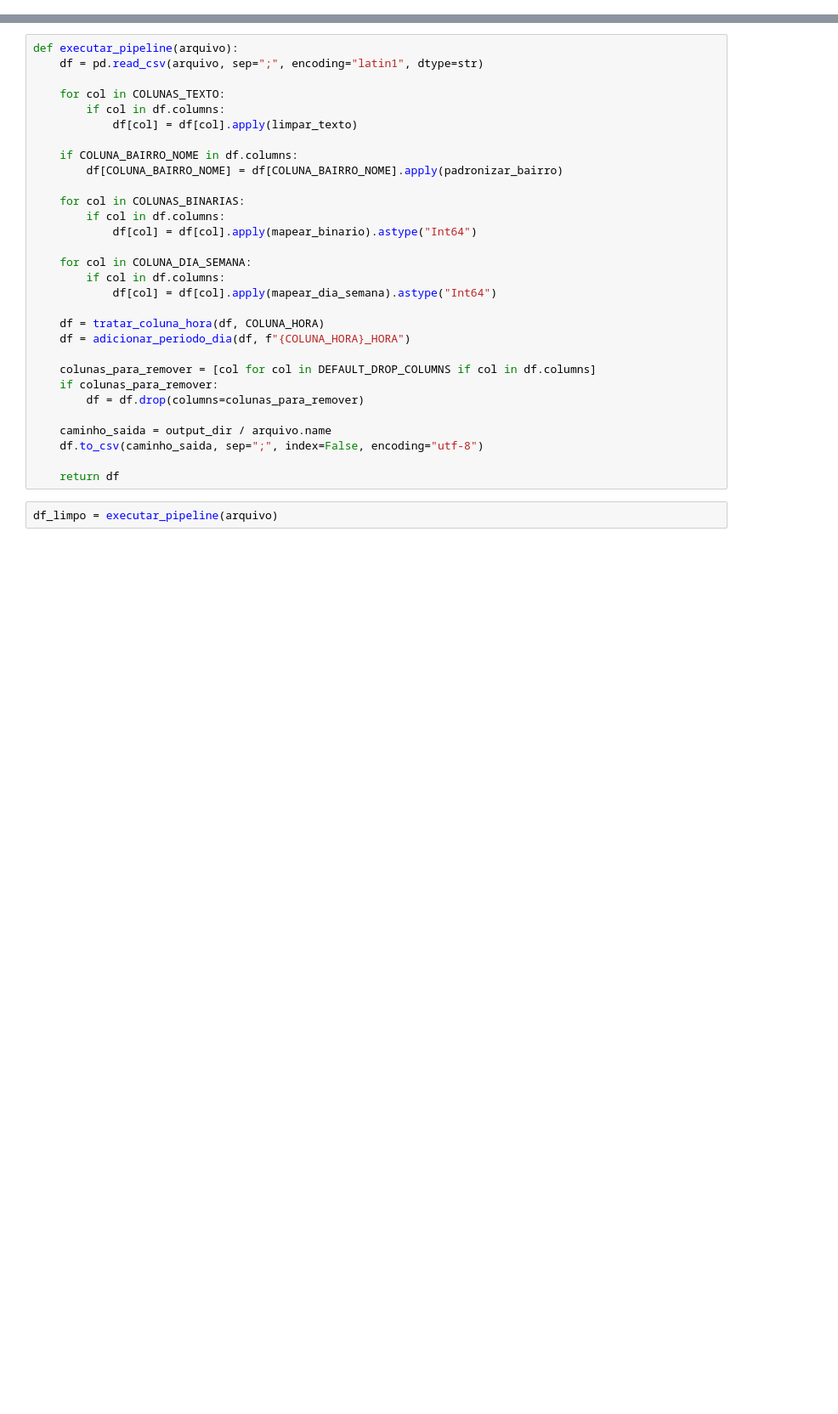
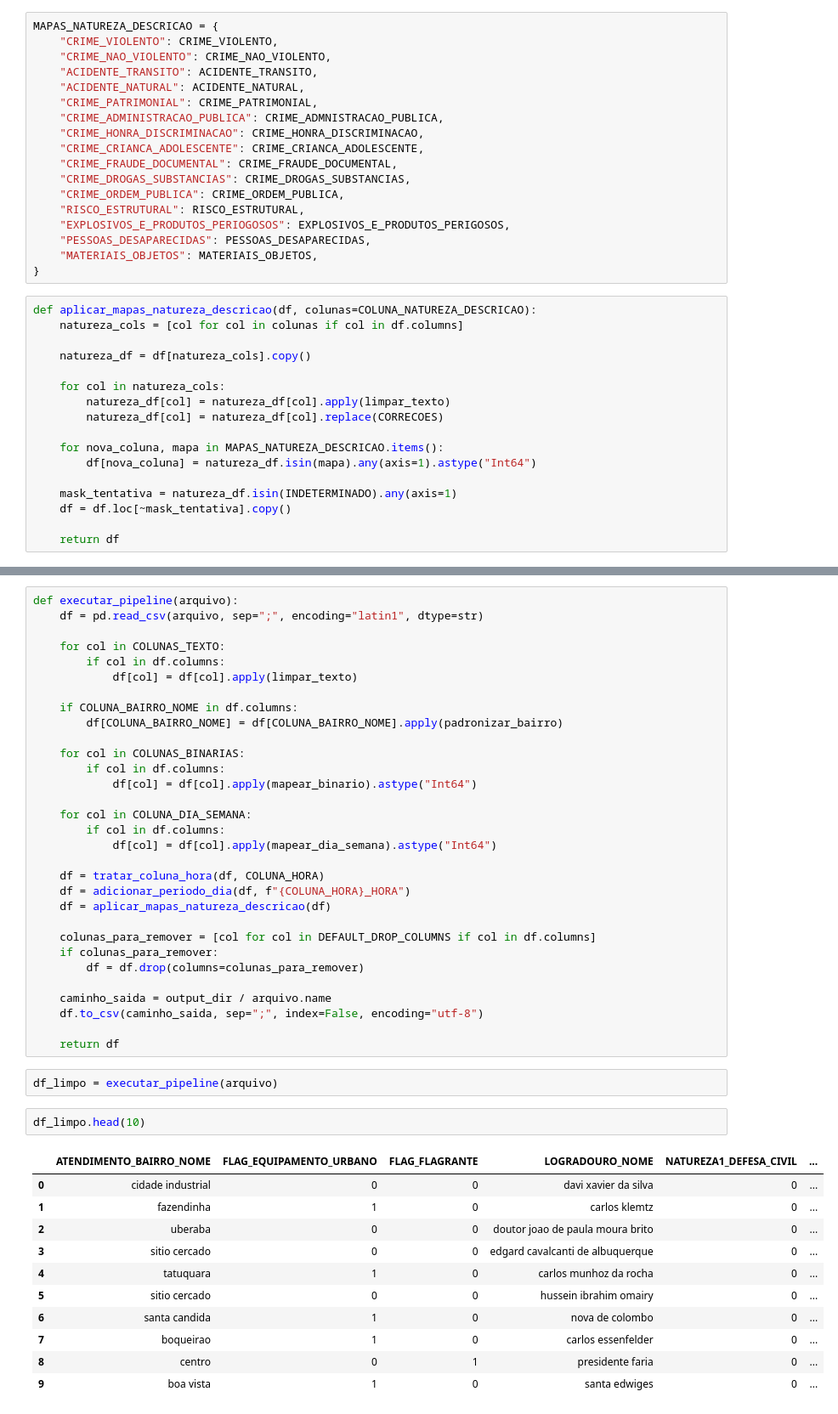
Before and after one commit to luizcaixeta/data-science-UTFPR, a Jupyter notebook: 02 - Analise exploratoria/src/02_limpeza_dos_dados.ipynb, the cells around one changed output, grey strips where cells are left out. Shown at 85% size. Cells and saved outputs as stored; diff of their text form; blank space fills up the shorter version.

Commit message:
feat(notebook): pipeline de limpeza dos dados utilizando mapa de NATUREZAX_DESCRICAO para limpeza e agrupamento

```diff
--- a/02 - Analise exploratoria/src/02_limpeza_dos_dados.ipynb
+++ b/02 - Analise exploratoria/src/02_limpeza_dos_dados.ipynb
@@ -362,4 +367,39 @@ Além da correção desses erros, criaremos features que classifiquem o tipo de
 - Materiais e objetos;
 
 O objetivo dessas features é transformar os dados textuais em dados estruturados, facilitando análises quantitativas e estatísticas.
+# %%
+MAPAS_NATUREZA_DESCRICAO = {
+    "CRIME_VIOLENTO": CRIME_VIOLENTO,
+    "CRIME_NAO_VIOLENTO": CRIME_NAO_VIOLENTO,
+    "ACIDENTE_TRANSITO": ACIDENTE_TRANSITO,
+    "ACIDENTE_NATURAL": ACIDENTE_NATURAL,
+    "CRIME_PATRIMONIAL": CRIME_PATRIMONIAL,
+    "CRIME_ADMINISTRACAO_PUBLICA": CRIME_ADMNISTRACAO_PUBLICA,
+    "CRIME_HONRA_DISCRIMINACAO": CRIME_HONRA_DISCRIMINACAO,
+    "CRIME_CRIANCA_ADOLESCENTE": CRIME_CRIANCA_ADOLESCENTE,
+    "CRIME_FRAUDE_DOCUMENTAL": CRIME_FRAUDE_DOCUMENTAL,
+    "CRIME_DROGAS_SUBSTANCIAS": CRIME_DROGAS_SUBSTANCIAS,
+    "CRIME_ORDEM_PUBLICA": CRIME_ORDEM_PUBLICA,
+    "RISCO_ESTRUTURAL": RISCO_ESTRUTURAL,
+    "EXPLOSIVOS_E_PRODUTOS_PERIOGOSOS": EXPLOSIVOS_E_PRODUTOS_PERIGOSOS,
+    "PESSOAS_DESAPARECIDAS": PESSOAS_DESAPARECIDAS,
+    "MATERIAIS_OBJETOS": MATERIAIS_OBJETOS,
+}
+# %%
+def aplicar_mapas_natureza_descricao(df, colunas=COLUNA_NATUREZA_DESCRICAO):
+    natureza_cols = [col for col in colunas if col in df.columns]
+
+    natureza_df = df[natureza_cols].copy()
+
+    for col in natureza_cols:
+        natureza_df[col] = natureza_df[col].apply(limpar_texto)
+        natureza_df[col] = natureza_df[col].replace(CORRECOES)
+
+    for nova_coluna, mapa in MAPAS_NATUREZA_DESCRICAO.items():
+        df[nova_coluna] = natureza_df.isin(mapa).any(axis=1).astype("Int64")
+
+    mask_tentativa = natureza_df.isin(INDETERMINADO).any(axis=1)
+    df = df.loc[~mask_tentativa].copy()
+
+    return df
 # %% [markdown]
@@ -395,6 +435,7 @@ def executar_pipeline(arquivo):
 
     df = tratar_coluna_hora(df, COLUNA_HORA)
     df = adicionar_periodo_dia(df, f"{COLUNA_HORA}_HORA")
+    df = aplicar_mapas_natureza_descricao(df)
 
     colunas_para_remover = [col for col in DEFAULT_DROP_COLUMNS if col in df.columns]
     if colunas_para_remover:
@@ -406,3 +447,17 @@ def executar_pipeline(arquivo):
     return df
 # %%
 df_limpo = executar_pipeline(arquivo)
+# %%
+df_limpo.head(10)
+# %% [output]
+|  | ATENDIMENTO_BAIRRO_NOME | FLAG_EQUIPAMENTO_URBANO | FLAG_FLAGRANTE | LOGRADOURO_NOME | NATUREZA1_DEFESA_CIVIL | ... |
+| 0 | cidade industrial | 0 | 0 | davi xavier da silva | 0 | ... |
+| 1 | fazendinha | 1 | 0 | carlos klemtz | 0 | ... |
+| 2 | uberaba | 0 | 0 | doutor joao de paula moura brito | 0 | ... |
+| 3 | sitio cercado | 0 | 0 | edgard cavalcanti de albuquerque | 0 | ... |
+| 4 | tatuquara | 1 | 0 | carlos munhoz da rocha | 0 | ... |
+| 5 | sitio cercado | 0 | 0 | hussein ibrahim omairy | 0 | ... |
+| 6 | santa candida | 1 | 0 | nova de colombo | 0 | ... |
+| 7 | boqueirao | 1 | 0 | carlos essenfelder | 0 | ... |
+| 8 | centro | 0 | 1 | presidente faria | 0 | ... |
+| 9 | boa vista | 1 | 0 | santa edwiges | 0 | ... |
```
Also changed, not shown: parts of 6 cells of this notebook.
